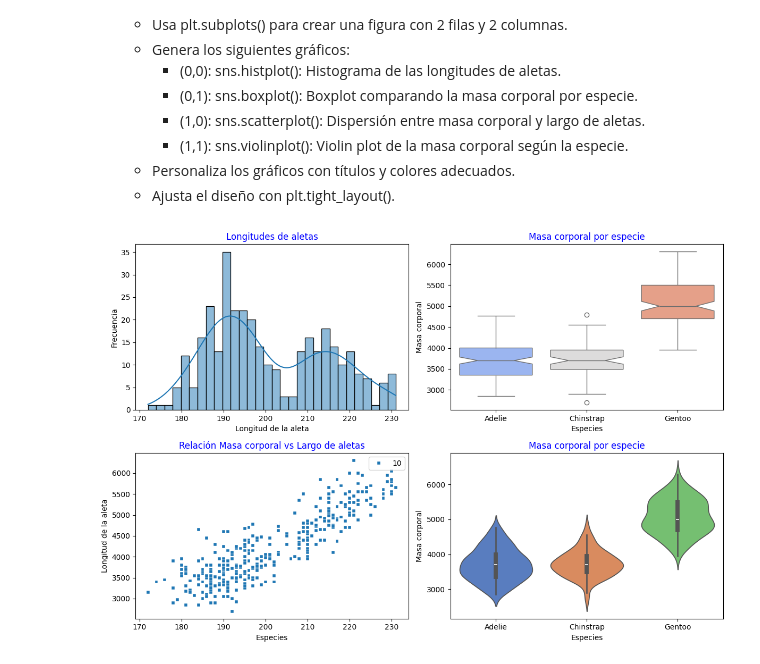
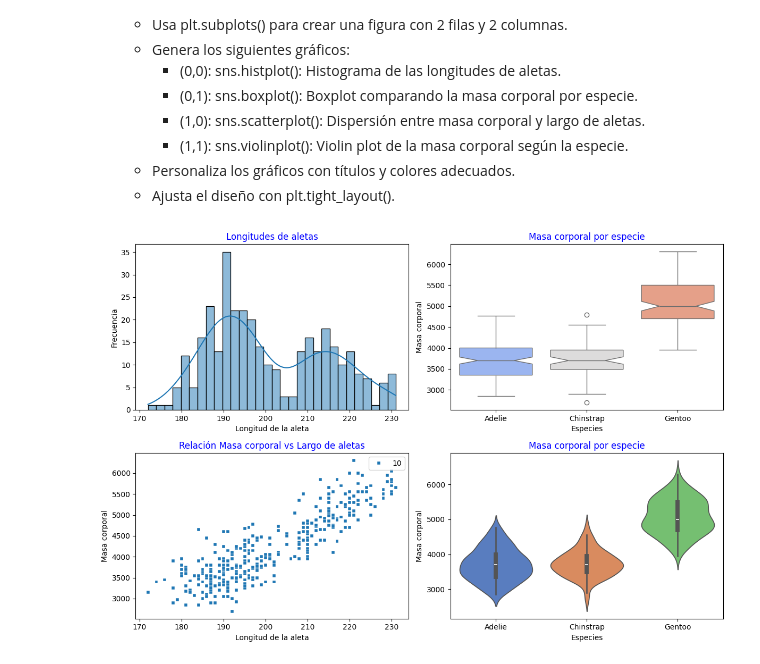
Before and after one commit to juanfran18gc-code/jfMIAAD, a Jupyter notebook: Practica11_261554.ipynb, the cells around one changed output. Drawn from its saved outputs; the diff is of its cells as text; code cells hidden in the pictures.

```diff
--- a/Practica11_261554.ipynb
+++ b/Practica11_261554.ipynb
@@ -25,33 +25,33 @@ df = sns.load_dataset("penguins")
 #print(df.head())
 
 # Crear la figura y los subplots 2 X 2
 fig, ax = plt.subplots(2, 2, figsize=(12, 8))
 
 #  Histograma de las longitudes de aletas.
 sns.histplot(df['flipper_length_mm'], bins=30, kde=True,ax=ax[0, 0])
 ax[0, 0].set_title("Longitudes de aletas", color='blue')
 ax[0, 0].set_xlabel('Longitud de la aleta')
 ax[0, 0].set_ylabel('Frecuencia')
 
 #  Boxplot comparando la masa corporal por especie
 sns.boxplot(data=df, x='species', y='body_mass_g',notch=True, hue='species', palette="coolwarm", ax=ax[0,1])
 ax[0, 1].set_title("Masa corporal por especie", color='blue')
 ax[0, 1].set_xlabel('Especies')
 ax[0, 1].set_ylabel('Masa corporal')
 
 #  Dispersión entre masa corporal y largo de aletas
 sns.scatterplot(data=df, x='flipper_length_mm', y='body_mass_g', size=10, marker='s', ax=ax[1, 0])
 ax[1, 0].set_title("Relación Masa corporal vs Largo de aletas", color='blue')
-ax[1, 0].set_xlabel('Especies')
-ax[1, 0].set_ylabel('Longitud de la aleta')
+ax[1, 0].set_xlabel('Longitud de la aleta')
+ax[1, 0].set_ylabel('Masa corporal')
 
 #  Violin plot de la masa corporal según la especie
 sns.violinplot(data=df, x='species', y='body_mass_g', hue='species', palette='muted', ax=ax[1, 1])
 ax[1, 1].set_title("Masa corporal por especie", color='blue')
 ax[1, 1].set_xlabel('Especies')
 ax[1, 1].set_ylabel('Masa corporal')
 
 plt.tight_layout()
 plt.show()
 # %% [output]
-[figure, old version]
+[figure, new version]
```
